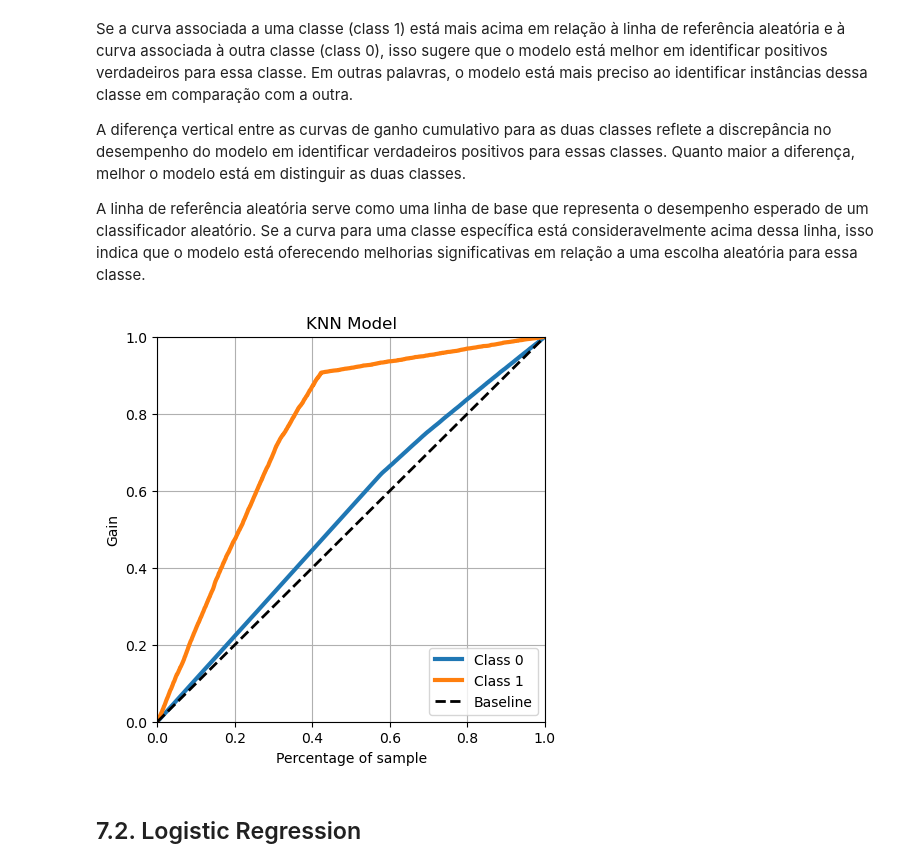
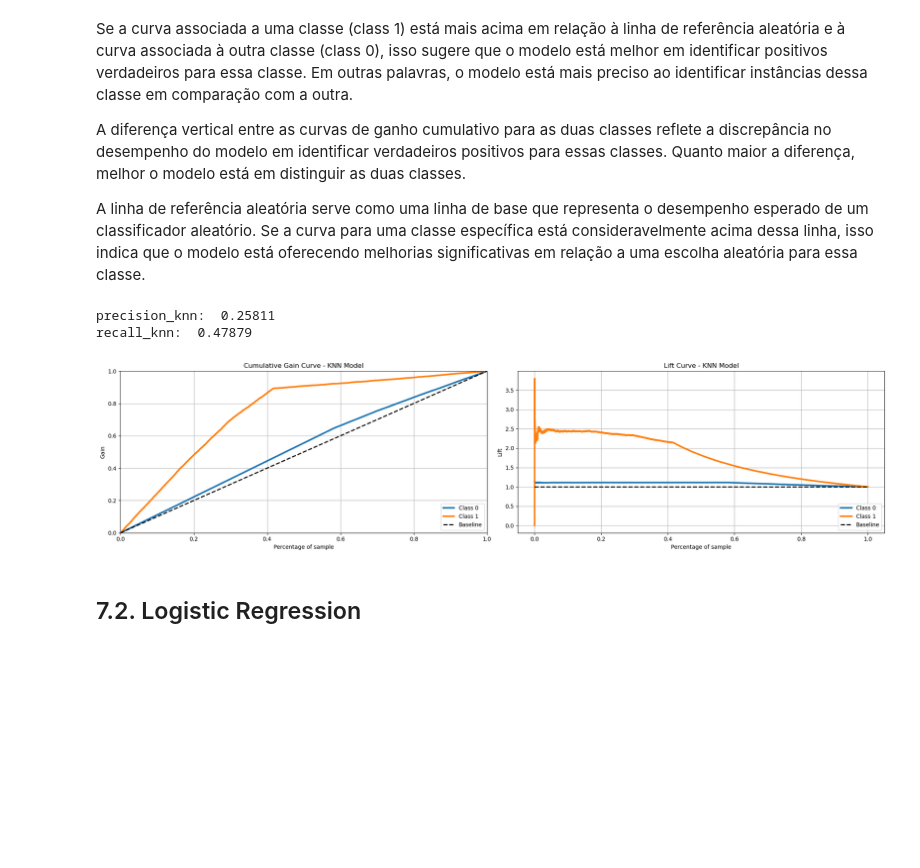
Before and after one commit to leoalvessantana/Project-Health-Insurance-Cross-Sell, a Jupyter notebook: Notebook.ipynb, the cells around one changed output. Cells and saved outputs as stored; diff of their text form; code cells hidden in the pictures; blank space fills up the shorter version.

Commit message:
model performance

```diff
--- a/Notebook.ipynb
+++ b/Notebook.ipynb
@@ -882,11 +931,35 @@ knn_model.fit(x_train, y_train)
 
 # model prediction - poder de GENERALIZACAO
 yhat_knn = knn_model.predict_proba(x_val)
-
-# grafico - curva de ganho cumulativo
-skplt.metrics.plot_cumulative_gain(y_val, yhat_knn, figsize=(5, 5), title='KNN Model');
-# %% [output]
-[figure, removed]
+# %%
+# compute precision at k
+precision_knn = precision_at_k(x_val=x_validation, y_val=y_validation, yhat=yhat_knn, k_percentage=0.40)
+print('precision_knn: ', round(precision_knn, 5))
+
+# compute recall at k
+recall_knn = recall_at_k(x_val=x_validation, y_val=y_validation, yhat=yhat_knn, k_percentage=0.20)
+print('recall_knn: ', round(recall_knn, 5))
+# %% [output]
+precision_knn:  0.25811
+recall_knn:  0.47879
+# %%
+# Figura
+
+fig, axes = plt.subplots(1, 2, figsize=(20, 5))
+
+# Subplot 1 - Cumulative Gain Curve
+skplt.metrics.plot_cumulative_gain(y_val, yhat_knn, ax=axes[0])
+axes[0].set_title('Cumulative Gain Curve - KNN Model')
+
+# Subplot 2 - Lift Curve
+skplt.metrics.plot_lift_curve(y_val, yhat_knn, ax=axes[1])
+axes[1].set_title('Lift Curve - KNN Model')
+
+# Adjust layout
+plt.tight_layout()
+plt.show()
+# %% [output]
+[figure, added]
 # %% [markdown]
 ## 7.2. Logistic Regression
 # %%
```
Also changed, not shown: parts of 21 cells of this notebook.
